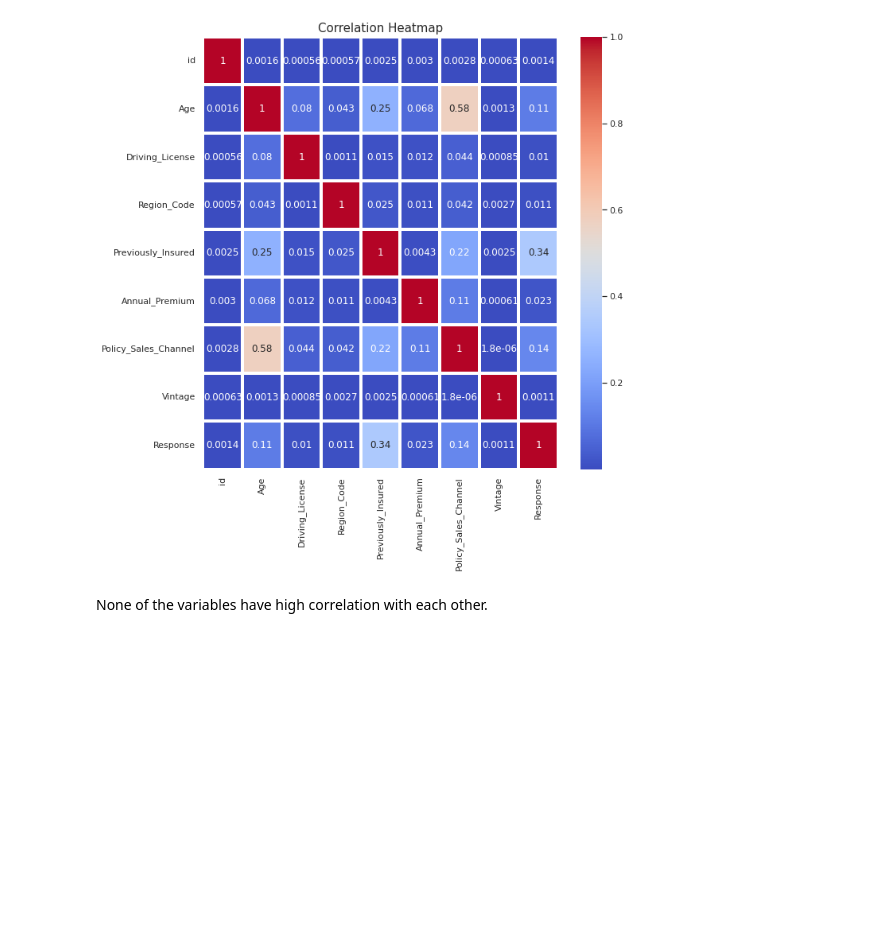
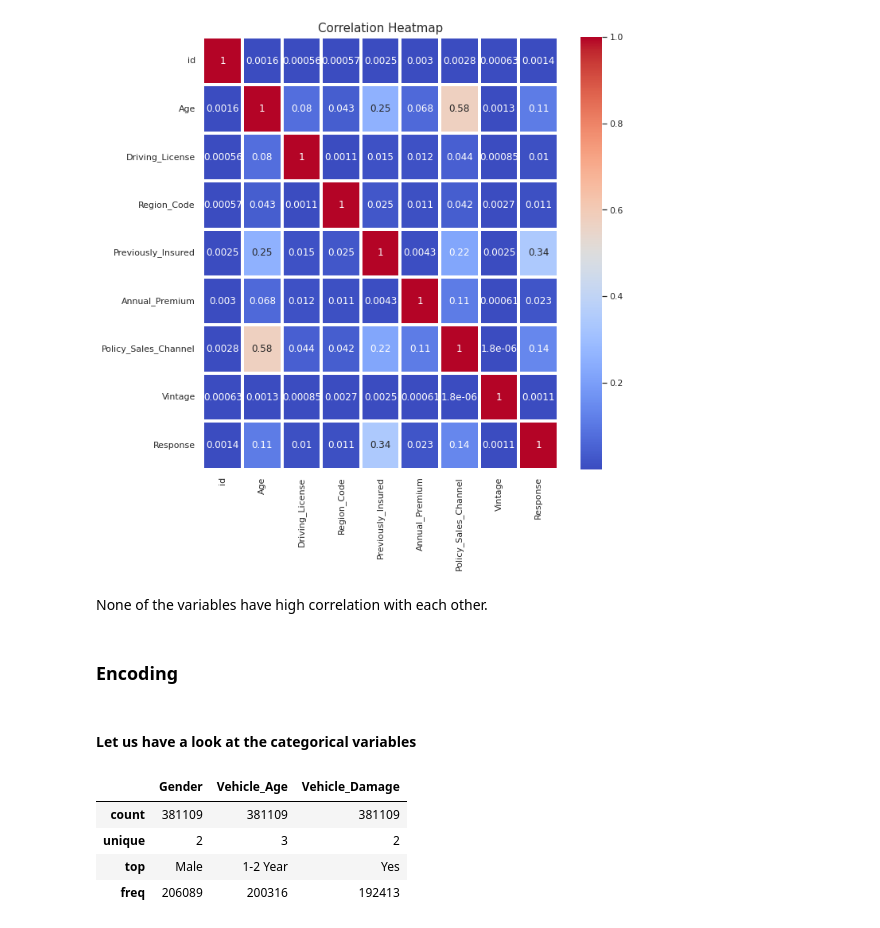
Before and after one commit to nihalhabeeb/Health_Insurance_Cross_Sell_Prediction, a Jupyter notebook: Health_Insurance_Cross_Sell_Prediction_Capstone_Project.ipynb, the cells around one changed output. Saved outputs shown, nothing was run; the diff lists cells and outputs as text; code cells hidden in the pictures; blank space fills up the shorter version.

```diff
--- a/Health_Insurance_Cross_Sell_Prediction_Capstone_Project.ipynb
+++ b/Health_Insurance_Cross_Sell_Prediction_Capstone_Project.ipynb
@@ -564,3 +566,15 @@ Text(0.5, 1.05, 'Correlation Heatmap')
 [figure]
 # %% [markdown]
 None of the variables have high correlation with each other.
+# %% [markdown]
+### **Encoding**
+# %% [markdown]
+#### Let us have a look at the categorical variables
+# %%
+data.describe(include = 'object')
+# %% [output]
+|  | Gender | Vehicle_Age | Vehicle_Damage |
+| count | 381109 | 381109 | 381109 |
+| unique | 2 | 3 | 2 |
+| top | Male | 1-2 Year | Yes |
+| freq | 206089 | 200316 | 192413 |
```
Also changed, not shown: parts of 16 cells of this notebook.
